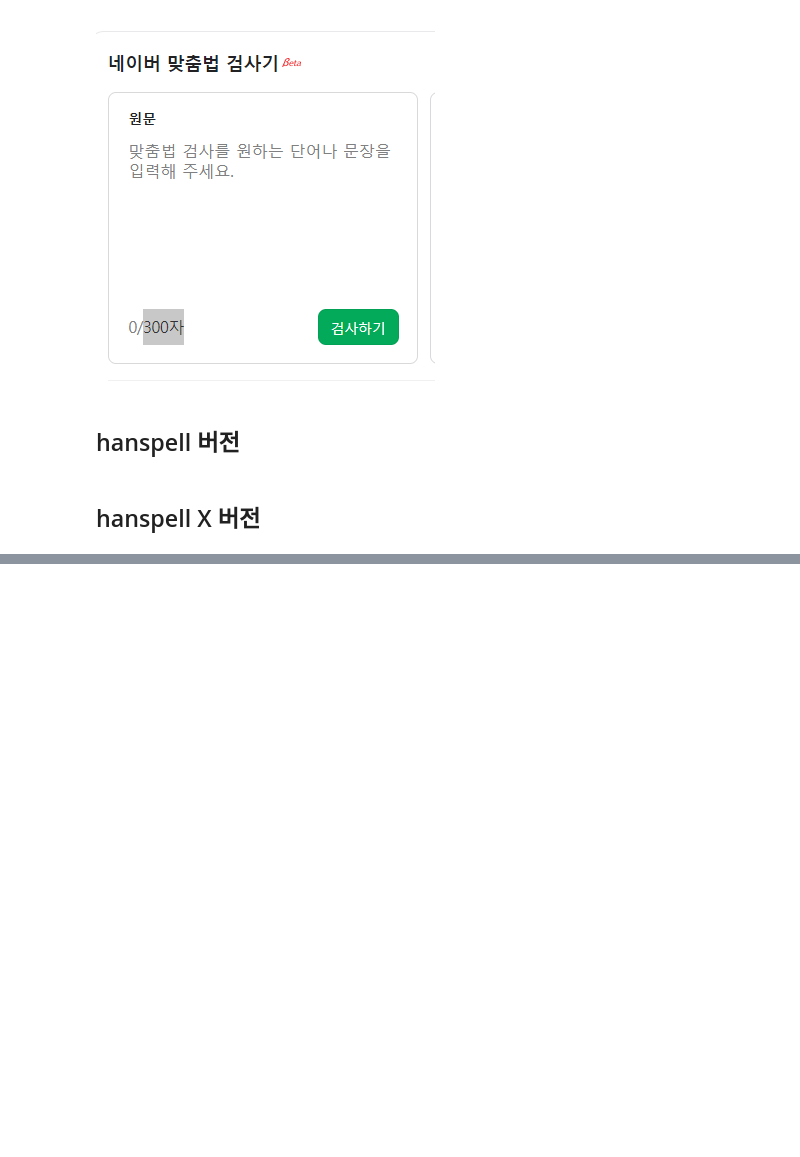
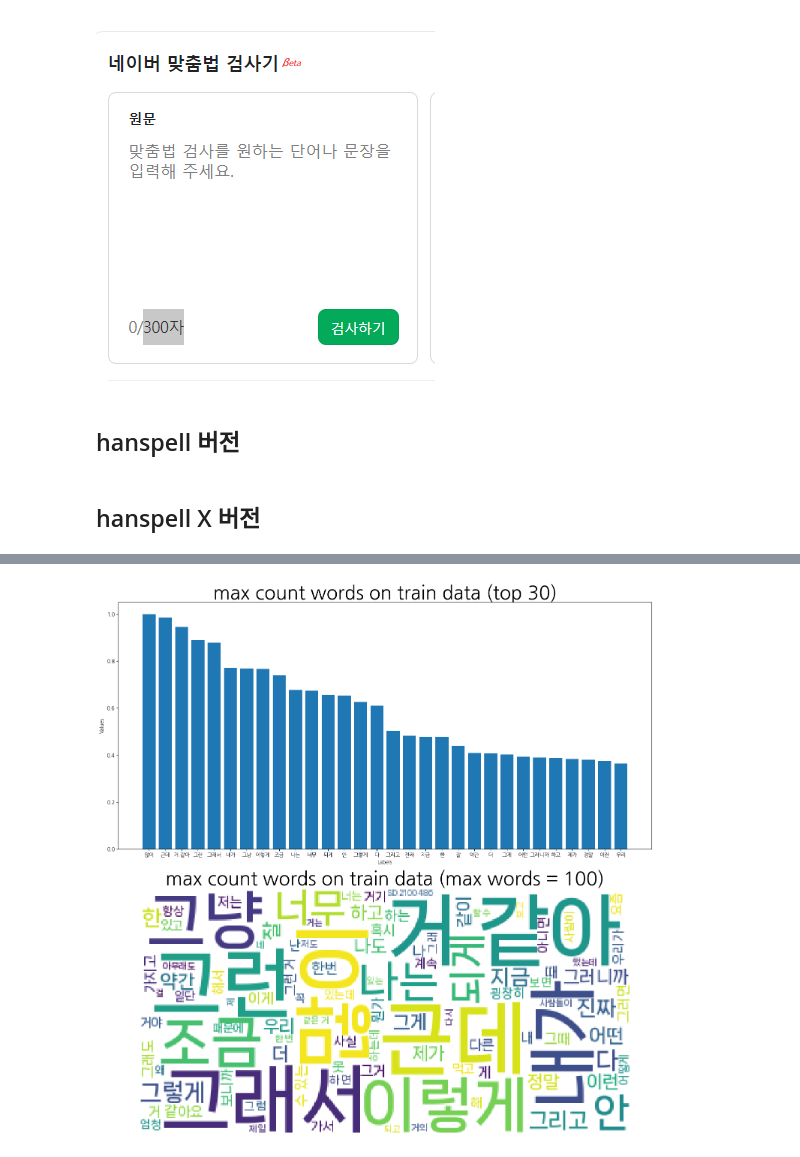
Before and after one commit to DonghaeSuh/dialogue-summarization, a Jupyter notebook: eda/visualize.ipynb, the cells around one changed output, grey strips where cells are left out. Saved outputs shown, nothing was run; the diff lists cells and outputs as text; code cells hidden in the pictures; blank space fills up the shorter version.

```diff
--- a/eda/visualize.ipynb
+++ b/eda/visualize.ipynb
@@ -518,0 +499,37 @@ plt.show()
+# %%
+import json
+import sys
+sys.path.append('/mnt/g/내 드라이브/국립국어원_일상대화요약/korean_dialog/dialogue-summarization/')
+
+from src.utils import text_preprocess
+
+utterance_length = []
+
+def make_data(data_path, is_train=False):
+    global utterance_length
+    with open(data_path, "r") as f:
+        data = json.load(f)
+
+    if is_train == True:
+        data = file_preprocess(data)
+
+    text_list = []
+    def make_chat(inp):
+        chat = ""
+        for cvt in inp['conversation']:
+            speaker = cvt['speaker']
+            utterance = text_preprocess(cvt['utterance'])
+            # 비어있는 / 미완료 문장 제거
+            if len(utterance) == 0 or utterance[-1] not in ['.', '?', '!', '~']:
+                continue
+            chat += f"{speaker}: {utterance}"
+
+        return chat
+
+    for example in data:
+        total_chat = make_chat(example['input'])
+        text_list.append(total_chat)
+        utterance_length.append(len(total_chat))
+
+    text = ' '.join(text_list)
+    return text
@@ -518,0 +578,5 @@ plt.show()
+# %%
+utterance_length = []
+make_cloud(make_data("/mnt/g/내 드라이브/국립국어원_일상대화요약/korean_dialog/dialogue-summarization/resource/data/일상대화요약_train.json"), "train", 30)
+# %% [output]
+[figure, added]
```
Also changed, not shown: parts of 19 cells of this notebook.
